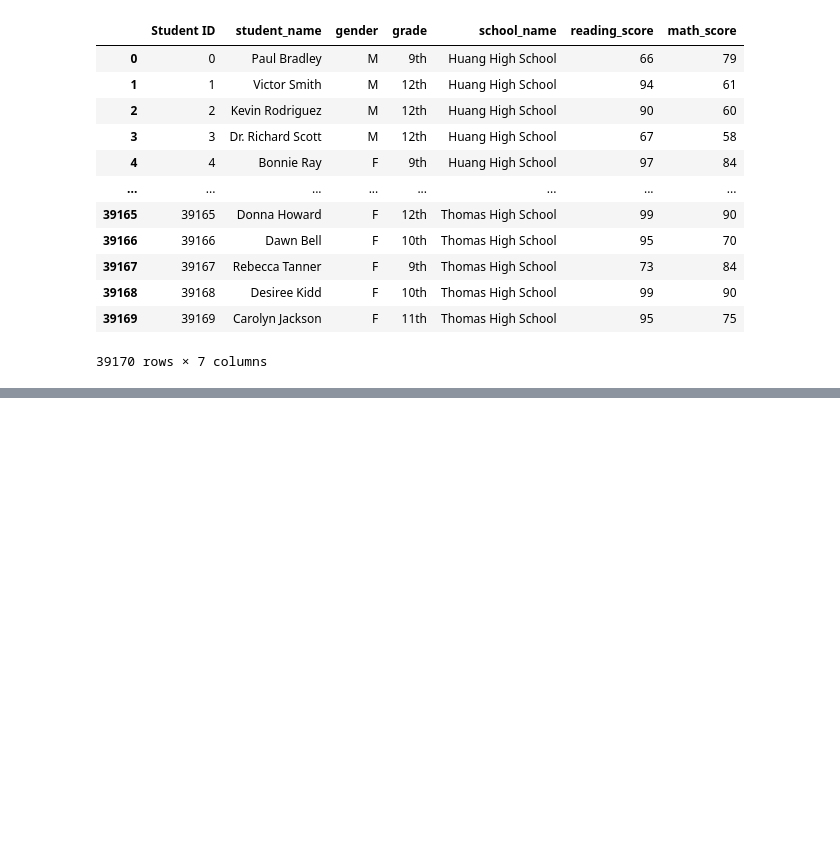
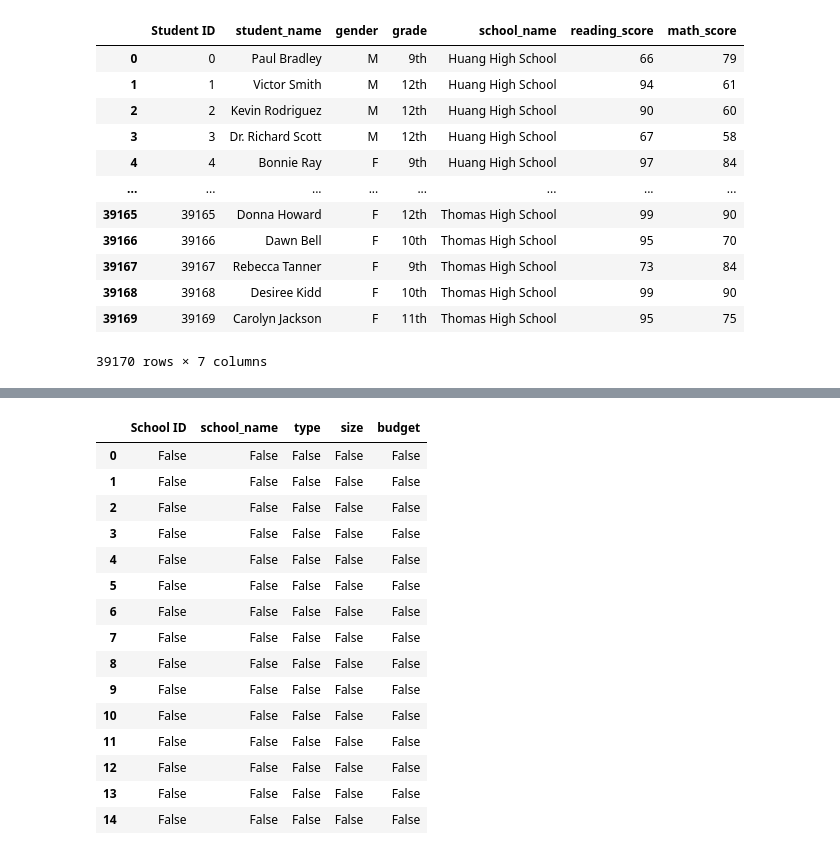
Before and after one commit to NAppazeller/School_District_Analysis2, a Jupyter notebook: PyCitySchool.ipynb, the cells around one changed output, grey strips where cells are left out. Cells and saved outputs as stored; diff of their text form; code cells hidden in the pictures; blank space fills up the shorter version.

```diff
--- a/PyCitySchool.ipynb
+++ b/PyCitySchool.ipynb
@@ -3,12 +3,12 @@
 import pandas as pd
 # %%
 # files to load
-school_data_to_load = "C:/Users/Nikki/Desktop/Data_Analysis/School_District_Analysis/Resources/schools_complete.csv"
-student_data_to_load = "C:/Users/Nikki/Desktop/Data_Analysis/School_District_Analysis/Resources/students_complete.csv"
+school_data_to_load = "C:/Users/Nikki/Desktop/Data_Analysis/School_District_Analysis2/Resources/schools_complete.csv"
+student_data_to_load = "C:/Users/Nikki/Desktop/Data_Analysis/School_District_Analysis2/Resources/students_complete.csv"
 # %%
 #read school data file and store in pandas df
-school_df = pd.read_csv(school_data_to_load)
-school_df
+school_data_df = pd.read_csv(school_data_to_load)
+school_data_df
 # %% [output]
 |  | School ID | school_name | type | size | budget |
 | 0 | 0 | Huang High School | District | 2917 | 1910635 |
@@ -46,0 +69,20 @@ school_df
+# %%
+#check for missing values in school data
+school_data_df.isnull()
+# %% [output]
+|  | School ID | school_name | type | size | budget |
+| 0 | False | False | False | False | False |
+| 1 | False | False | False | False | False |
+| 2 | False | False | False | False | False |
+| 3 | False | False | False | False | False |
+| 4 | False | False | False | False | False |
+| 5 | False | False | False | False | False |
+| 6 | False | False | False | False | False |
+| 7 | False | False | False | False | False |
+| 8 | False | False | False | False | False |
+| 9 | False | False | False | False | False |
+| 10 | False | False | False | False | False |
+| 11 | False | False | False | False | False |
+| 12 | False | False | False | False | False |
+| 13 | False | False | False | False | False |
+| 14 | False | False | False | False | False |
```
Also changed, not shown: parts of 12 cells of this notebook, 1 other file.
